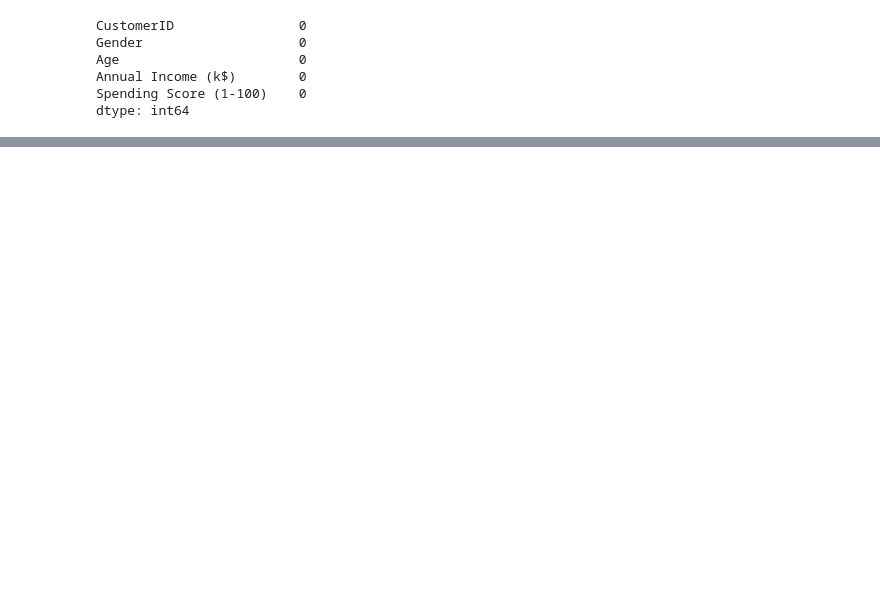
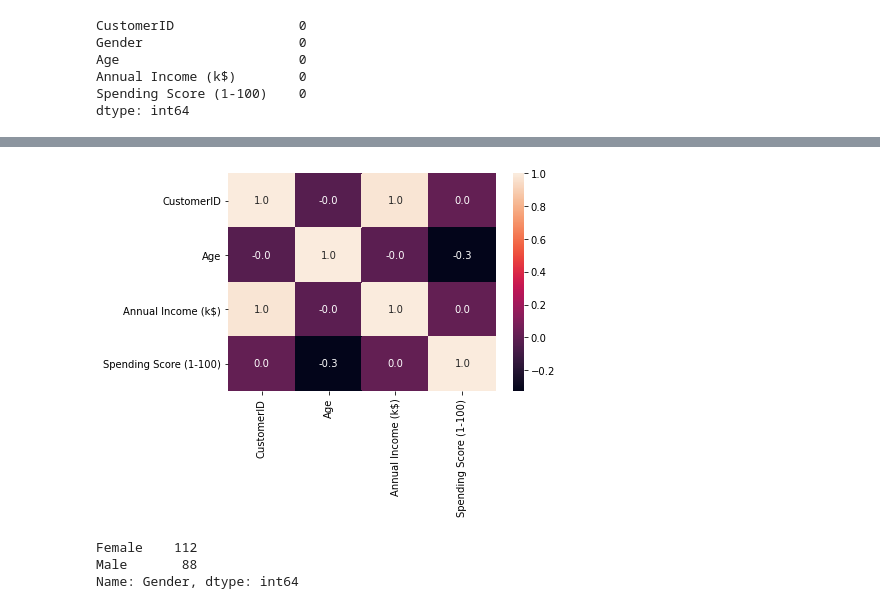
Before and after one commit to aditishraq/Exploratory-Data-Analysis, a Jupyter notebook: Untitled.ipynb, the cells around one changed output, grey strips where cells are left out. Saved outputs shown, nothing was run; the diff lists cells and outputs as text; code cells hidden in the pictures; blank space fills up the shorter version.

```diff
--- a/Untitled.ipynb
+++ b/Untitled.ipynb
@@ -37,0 +90,11 @@ dtype: int64
+# %%
+sns.heatmap(data.corr(),annot=True,fmt='.1f')
+plt.show()
+# %% [output]
+[figure, added]
+# %%
+data.Gender.value_counts()
+# %% [output]
+Female    112
+Male       88
+Name: Gender, dtype: int64
```
Also changed, not shown: parts of 7 cells of this notebook.
